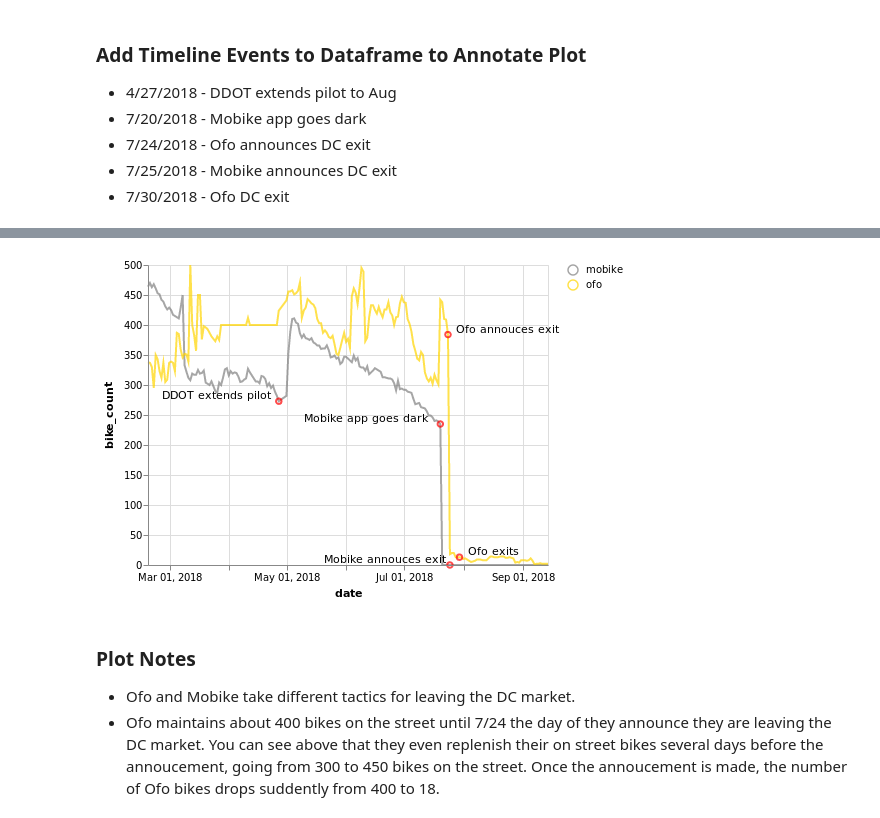
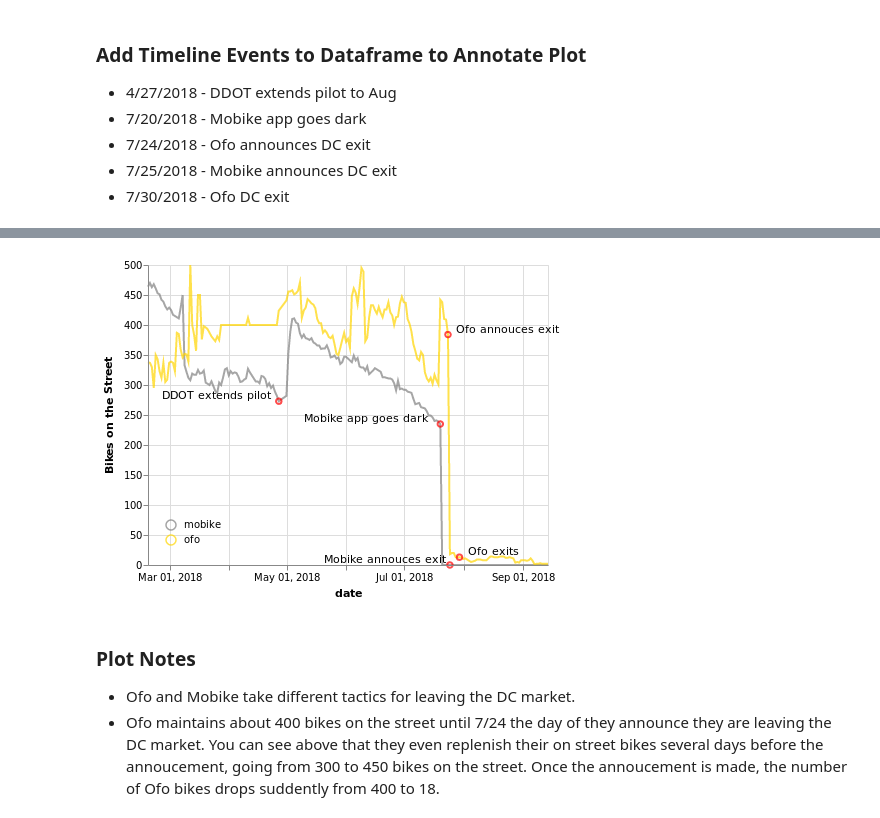
Before and after one commit to msussman/dc_dobi_extinction, a Jupyter notebook: plots/all_providers.ipynb, the cells around one changed output, grey strips where cells are left out. Saved outputs shown, nothing was run; the diff lists cells and outputs as text; code cells hidden in the pictures.

```diff
--- a/plots/all_providers.ipynb
+++ b/plots/all_providers.ipynb
@@ -76,11 +113,11 @@ df.to_csv("daily_bike_count.csv")
 df['date'] = pd.to_datetime(df['date'])
 
 # Smooth out days with outliers due to API issues
-df['bike_count'] = np.where((df['provider'] == 'ofo') &
-                             (df['bike_count'] < 20) &
-                              (df['date'] <= '2018-04-10'), 400, df['bike_count'])
-df['bike_count'] = np.where((df['bike_count'] > 500) &
-                            (df['date'] <= '2018-04-10'), 450, df['bike_count'])
+df['Bikes on the Street'] = np.where((df['provider'] == 'ofo') &
+                                     (df['Bikes on the Street'] < 20) &
+                                     (df['date'] <= '2018-04-10'), 400, df['Bikes on the Street'])
+df['Bikes on the Street'] = np.where((df['Bikes on the Street'] > 500) &
+                                     (df['date'] <= '2018-04-10'), 450, df['Bikes on the Street'])
 # %% [markdown]
 ## Spin Bikes Disappear on 8/17
 # %%
@@ -153,7 +196,7 @@ line_chart + spin_points + spin_text
 chinese_df = df[df['provider'].isin(['ofo', 'mobike'])]
 
 # Pivot Dataframe so each provider has same dates, Fill in zeros for mobike
-chinese_df = chinese_df.pivot(index='date', columns='provider', values='bike_count')
+chinese_df = chinese_df.pivot(index='date', columns='provider', values='Bikes on the Street')
 chinese_df['mobike'].fillna(0, inplace=True)
 chinese_df['ofo'].fillna(400, inplace=True)
 chinese_df.reset_index(inplace=True)
@@ -161,7 +204,7 @@ chinese_df.reset_index(inplace=True)
 # Melt Dataframe for plotting in Altair
 chinese_df =  pd.melt(chinese_df, id_vars=['date'],
                          value_vars=['mobike', 'ofo'],
-                         value_name = 'bike_count',
+                         value_name = 'Bikes on the Street',
 
                          var_name = 'provider',
                          )
@@ -174,13 +217,18 @@ chinese_df =  pd.melt(chinese_df, id_vars=['date'],
 * 7/25/2018 - Mobike announces DC exit
 * 7/30/2018 - Ofo DC exit
 # %%
-mobike_dates = [date(2018,4,27), date(2018,7,20), date(2018,7,25)]
+mobike_dates = [date(2018,4,27),
+                date(2018,7,20),
+                date(2018,7,25)]
+
 mobike_events = ['DDOT extends pilot  ',
                   'Mobike app goes dark   ',
                   'Mobike annouces exit ']
 
-ofo_dates = [date(2018,7,24), date(2018,7,30)]
-ofo_events = ['  Ofo annouces exit', '  Ofo exits']
+ofo_dates = [date(2018,7,24),
+             date(2018,7,30)]
+ofo_events = ['  Ofo annouces exit',
+              '  Ofo exits']
 
 # Define Dataframe of Mobike Events
 mobike_events_df = pd.DataFrame({'date': mobike_dates, 'mobike_event': mobike_events})
@@ -202,9 +250,9 @@ chinese_df['ofo_event'] =  chinese_df['ofo_event'].fillna('')
 # %%
 line_chart = alt.Chart(chinese_df).mark_line(opacity=0.7).encode(
              alt.X('date'),
-             alt.Y('bike_count'),
+             alt.Y('Bikes on the Street'),
              alt.Color('provider',
-                       legend=alt.Legend(title=None, orient='right'),
+                       legend=alt.Legend(title=None, orient='bottom-left'),
                        scale=alt.Scale(range=['#808080','#ffd500']))
              )
 
@@ -215,40 +263,43 @@ mobike_points = alt.Chart(chinese_df[chinese_df['mobike_event'] != '']
 
              ).encode(
              alt.X('date'),
-             alt.Y('bike_count')
+             alt.Y('Bikes on the Street')
 )
 
 # Mobike Annotated points
 mobike_text = mobike_points.mark_text(
                   align='right',
                   baseline='bottom',
         ).encode(
             text='mobike_event',
         )
 
 # Ofo points
 ofo_points = alt.Chart(chinese_df[chinese_df['ofo_event'] != '']
              ).mark_point(color='red'
 
              ).encode(
              alt.X('date'),
-             alt.Y('bike_count')
+             alt.Y('Bikes on the Street')
 )
 
 # Ofo Annotated points
 ofo_text = ofo_points.mark_text(
                   align='left',
                   baseline='bottom',
         ).encode(
             text='ofo_event',
         )
 
 
 
-line_chart + mobike_points + mobike_text + ofo_points + ofo_text
+chinese_plot = line_chart + mobike_points + mobike_text + ofo_points + ofo_text
+chinese_plot.save('chinese.html')
+
+chinese_plot
 # %% [output]
 [interactive output not drawn]
-[figure, old version]
+[figure, new version]
 # %% [markdown]
 ### Plot Notes
 
```
Also changed, not shown: parts of 10 cells of this notebook, 4 other files.
